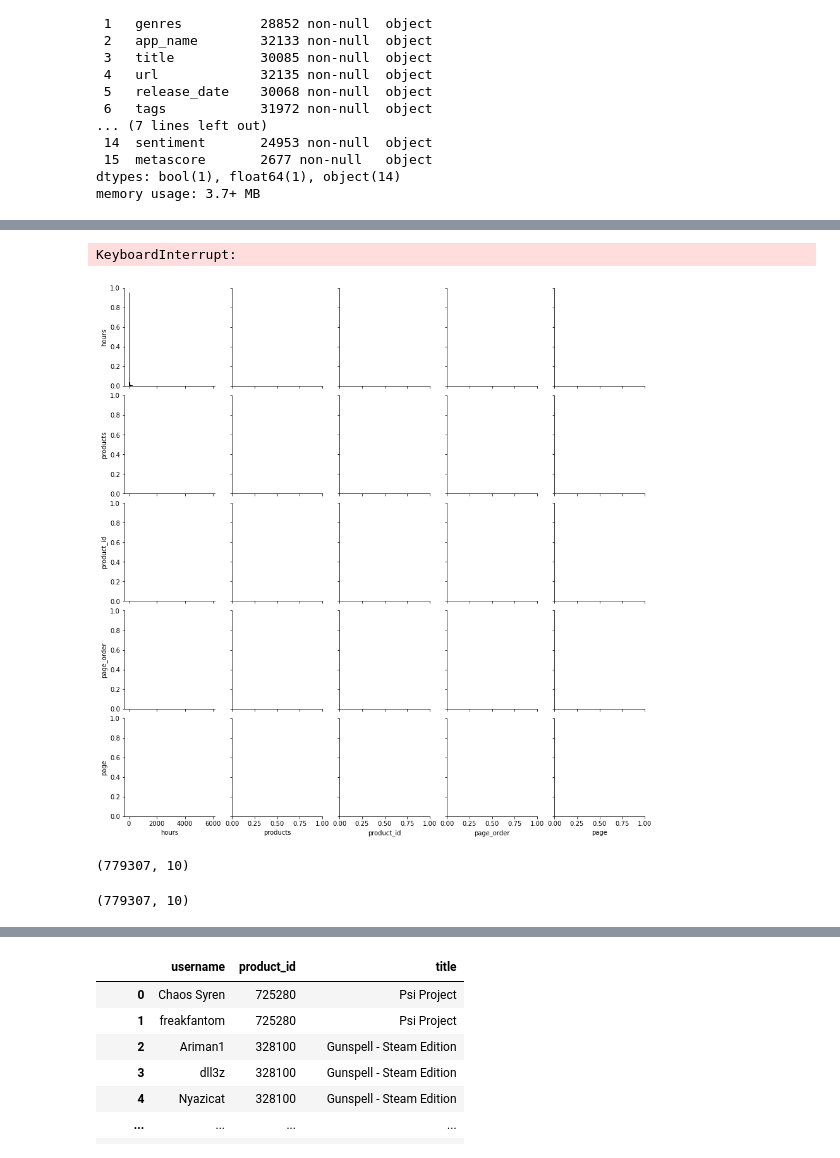
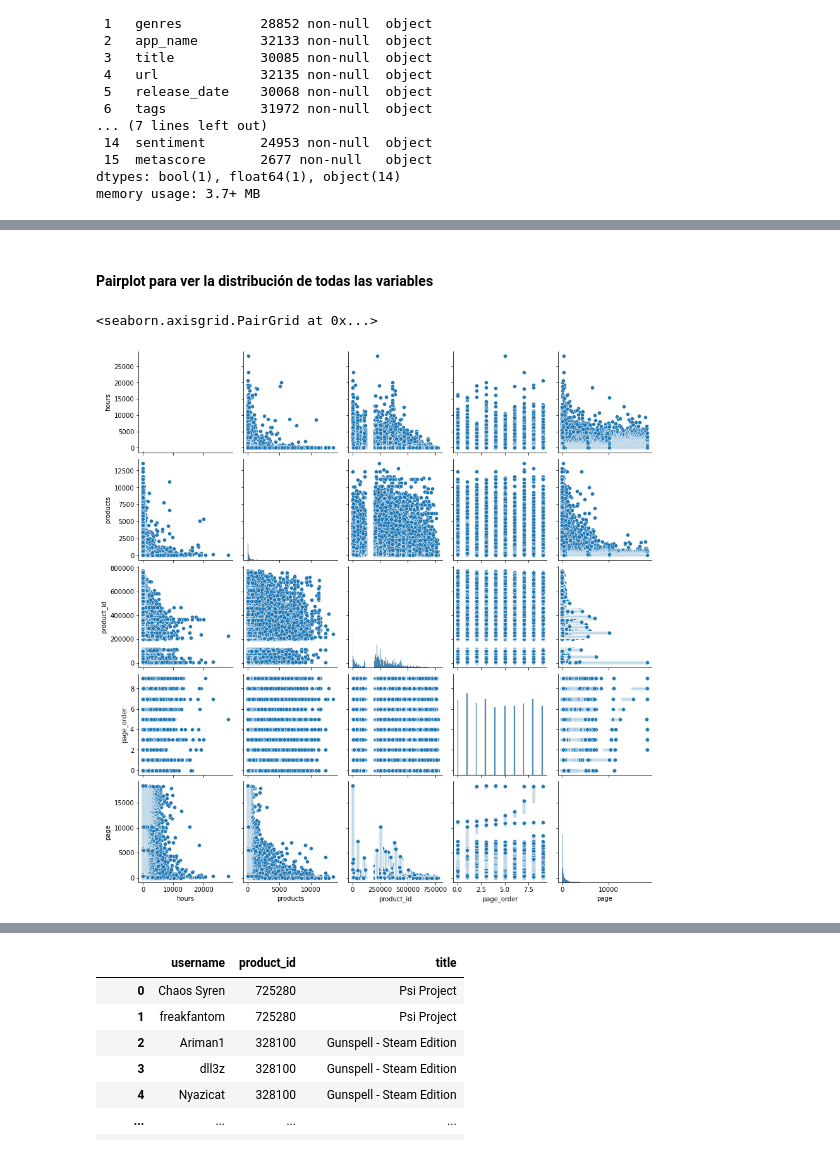
Before and after one commit to gonzalogperez/sistemas-recomendacion-steam, a Jupyter notebook: DS_Proyecto_03_SR.ipynb, the cells around one changed output, grey strips where cells are left out. Drawn from its saved outputs; the diff is of its cells as text; code cells hidden in the pictures.

```diff
--- a/DS_Proyecto_03_SR.ipynb
+++ b/DS_Proyecto_03_SR.ipynb
@@ -171,0 +188,3 @@ Exploracion de datos
+# %%
+df = pd.read_csv('data/mergeado.csv')
+df.head(2)
@@ -216,20 +208,16 @@ memory usage: 54.3+ MB
+# %% [markdown]
+#### Pairplot para ver la distribución de todas las variables
 # %%
 ### vemos las ditribuciones de las variables
 import seaborn as sns, numpy as np
 #ax = sns.distplot(data_reviews['hours'])
-dataplot = data_reviews[['hours','products','product_id','page_order','page']]
+dataplot = df[['hours','products','product_id','page_order','page']]
 sns.pairplot(dataplot)
 # %% [output]
-KeyboardInterrupt:
+<seaborn.axisgrid.PairGrid at 0x...>
-[figure, old version]
+[figure, new version]
 # %%
-data = data_reviews[data_reviews['product_id'].isin(data_games['id'])]
-#data = data[['userId','movieId','rating']]
-data.head()
-print(data.shape)
+#data = data_reviews[data_reviews['product_id'].isin(data_games['id'])]
+##data = data[['userId','movieId','rating']]
+#data.head()
+#print(data.shape)
-# %% [output]
-(779307, 10)
-# %%
-data_reviews.shape
-# %% [output]
-(779307, 10)
```
Also changed, not shown: parts of 64 cells of this notebook.
